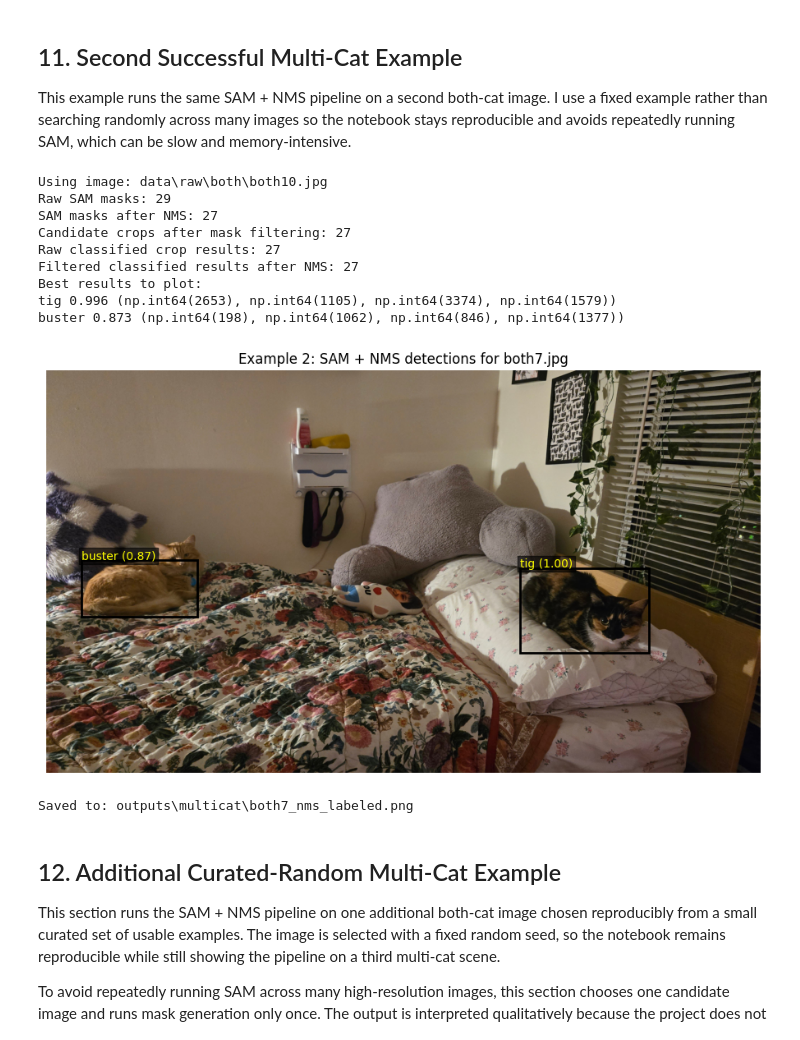
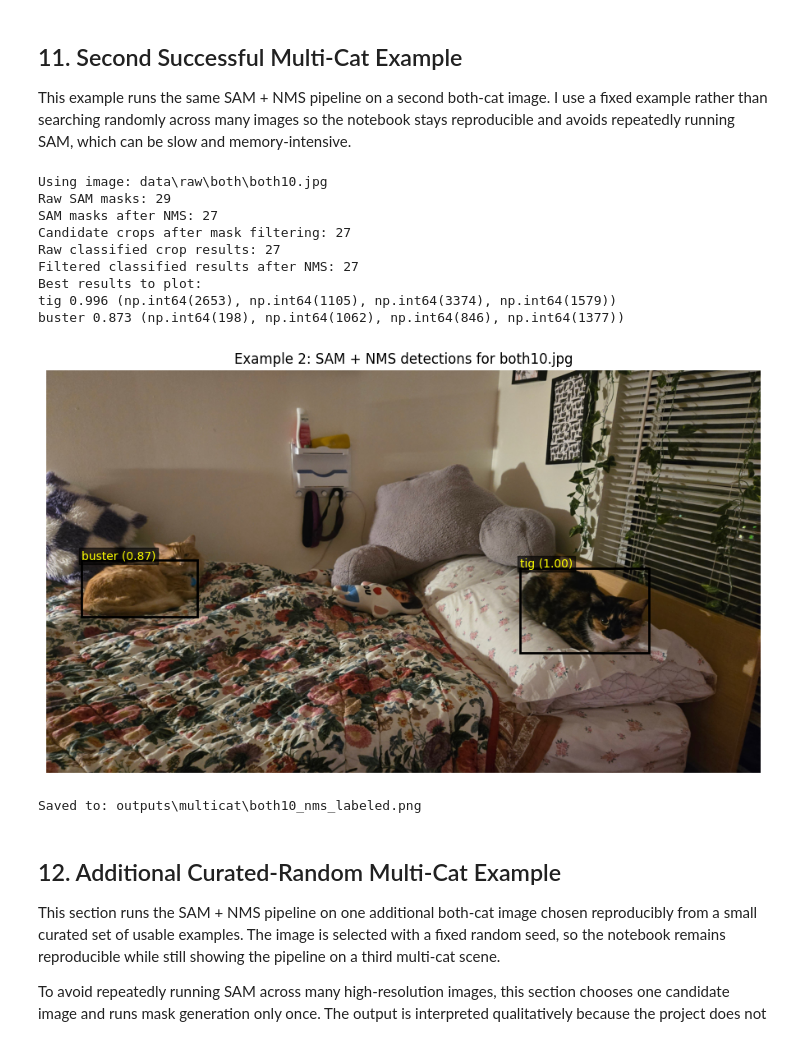
Before and after one commit to nushisushi/cat-classifier, a Jupyter notebook: sam_multicat_extension.ipynb, the cells around one changed output. Cells and saved outputs as stored; diff of their text form; code cells hidden in the pictures.

```diff
--- a/sam_multicat_extension.ipynb
+++ b/sam_multicat_extension.ipynb
@@ -787,37 +788,37 @@ for r in results:
         bbox=dict(facecolor="black", alpha=0.6, pad=2)
     )
 
-ax.set_title("Example 2: SAM + NMS detections for both7.jpg")
+ax.set_title("Example 2: SAM + NMS detections for both10.jpg")
 ax.axis("off")
 plt.tight_layout()
 
-save_path = OUTPUT_DIR / "both7_nms_labeled.png"
+save_path = OUTPUT_DIR / "both10_nms_labeled.png"
 plt.savefig(save_path, dpi=200, bbox_inches="tight")
 plt.show()
 
 example2 = {
     "image_path": image_path,
     "raw_sam_masks": raw_sam_masks,
     "sam_masks": sam_masks,
     "crops": crops,
     "raw_results": raw_results,
     "results": results,
     "save_path": save_path
 }
 
 print("Saved to:", save_path)
 # %% [output]
 Using image: data\raw\both\both10.jpg
 Raw SAM masks: 29
 SAM masks after NMS: 27
 Candidate crops after mask filtering: 27
 Raw classified crop results: 27
 Filtered classified results after NMS: 27
 Best results to plot:
 tig 0.996 (np.int64(2653), np.int64(1105), np.int64(3374), np.int64(1579))
 buster 0.873 (np.int64(198), np.int64(1062), np.int64(846), np.int64(1377))
-[figure, old version]
+[figure, new version]
-Saved to: outputs\multicat\both7_nms_labeled.png
+Saved to: outputs\multicat\both10_nms_labeled.png
 # %% [markdown]
 ## 12. Additional Curated-Random Multi-Cat Example
 
```
Also changed, not shown: parts of 3 cells of this notebook, 15 other files.
